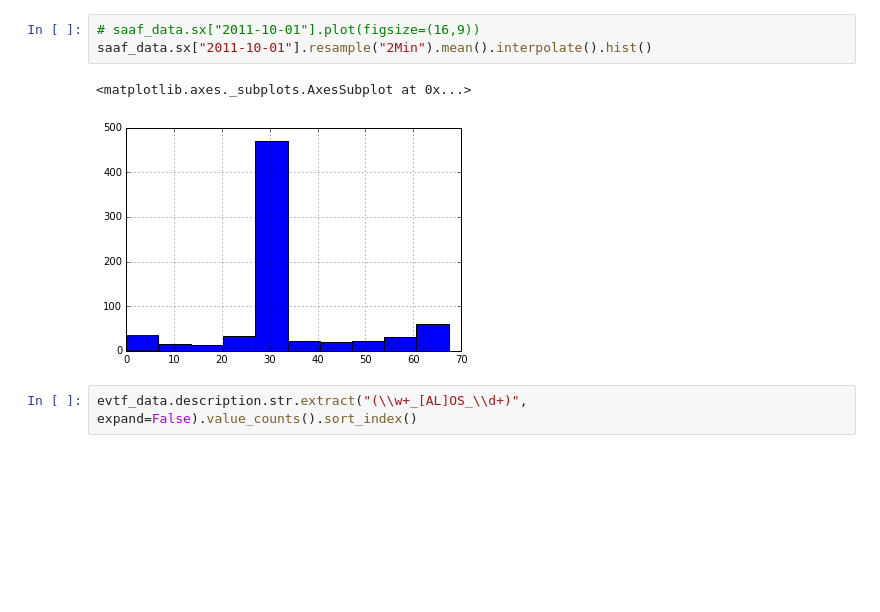
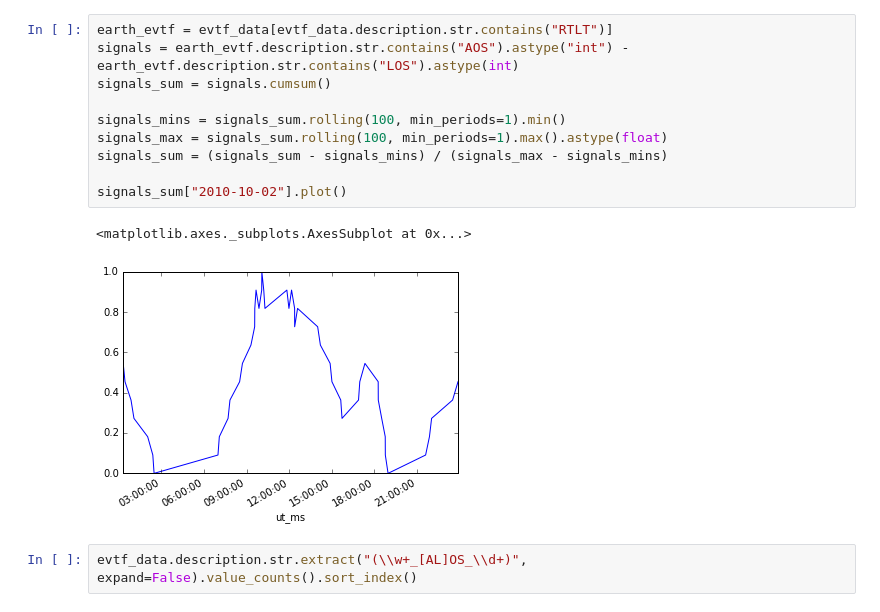
Before and after one commit to ktrnka/mars-express, a Jupyter notebook: src/data exploration.ipynb, the cells around one changed output. Saved outputs shown, nothing was run; the diff lists cells and outputs as text; blank space fills up the shorter version.

Commit message:
Run more feature debugging tests. Try dmop subsys+command for a small list of them (limited success). Tried Earth LOS/AOS (unsuccessful). Tried New Norcia (unsuccessful).

```diff
--- a/src/data exploration.ipynb
+++ b/src/data exploration.ipynb
@@ -37,9 +26,16 @@ Timedelta('0 days 00:00:53.601345')
-# %%
-# saaf_data.sx["2011-10-01"].plot(figsize=(16,9))
-saaf_data.sx["2011-10-01"].resample("2Min").mean().interpolate().hist()
-# %% [output]
-<matplotlib.axes._subplots.AxesSubplot at 0x...>
-[figure, removed]
+# %%
+earth_evtf = evtf_data[evtf_data.description.str.contains("RTLT")]
+signals = earth_evtf.description.str.contains("AOS").astype("int") - earth_evtf.description.str.contains("LOS").astype(int)
+signals_sum = signals.cumsum()
+
+signals_mins = signals_sum.rolling(100, min_periods=1).min()
+signals_max = signals_sum.rolling(100, min_periods=1).max().astype(float)
+signals_sum = (signals_sum - signals_mins) / (signals_max - signals_mins)
+
+signals_sum["2010-10-02"].plot()
+# %% [output]
+<matplotlib.axes._subplots.AxesSubplot at 0x...>
+[figure, added]
 # %%
 evtf_data.description.str.extract("(\\w+_[AL]OS_\\d+)", expand=False).value_counts().sort_index()
 # %% [output]
```
Also changed, not shown: parts of 13 cells of this notebook, 1 other file.
